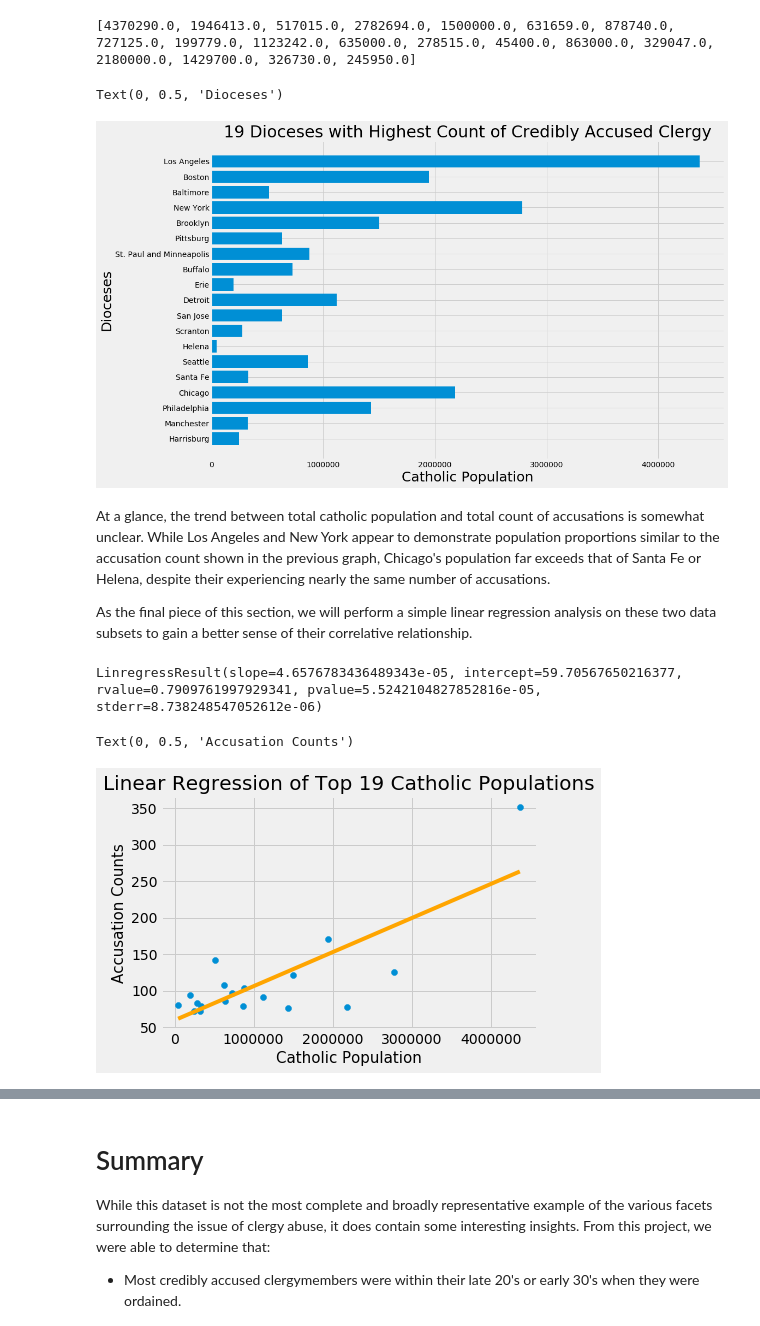
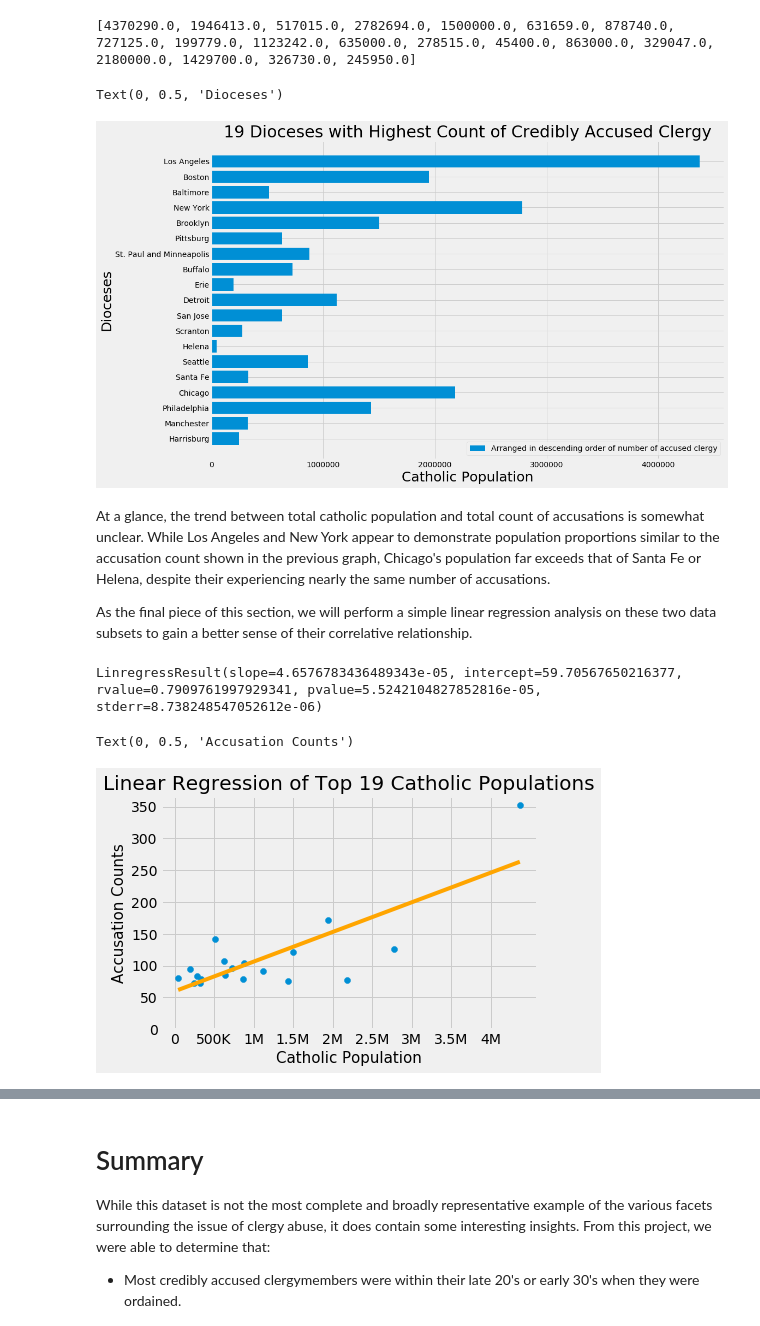
Before and after one commit to Skye80/Data-Analysis-Portfolio, a Jupyter notebook: Analysis of Credibly Accused Clergy Data.ipynb, the cells around one changed output, grey strips where cells are left out. Drawn from its saved outputs; the diff is of its cells as text; code cells hidden in the pictures.

```diff
--- a/Analysis of Credibly Accused Clergy Data.ipynb
+++ b/Analysis of Credibly Accused Clergy Data.ipynb
@@ -71,15 +133,22 @@ We will start with the first question, beginning with plotting the distribution
 # %%
-#Removing nulls
-clergybirth_cleaned = clergydata['birth_date'].dropna(axis = 0, how ='any')
-print("Remaining rows of data: " + str(len(clergybirth_cleaned)))
-print('Percentage of data points remaining: ' + str((int(len(clergybirth_cleaned))/(6742))*100))
+#Processing age data into ranges
+bins = [0, 21, 25, 30, 35, 40, 45, 50, 55, 60, np.inf]
+range_names = ['<21', '21-25', '26-30', '31-35', '36-40', '41-45', '46-50', '51-55', '56-60', '60+']
 
-#Plotting histogram
+clergydata['Age range'] = pd.cut(clergydata['Age at ordination'], bins, labels = range_names)
+
+#Removing null values for plot
+clergyranges_cleaned = clergydata['Age range'].dropna(axis = 0, how ='any')
+
+print("Remaining rows of data: " + str(len(clergyranges_cleaned)))
+print("Percentage of data points remaining: " + str((int(len(clergyranges_cleaned))/(6742))*100))
+
 plt.style.use('fivethirtyeight')
 plt.figure(figsize=(25,10))
-sns.countplot(clergybirth_cleaned.astype(int))
-plt.title("Distribution of Year of Birth", fontsize = 35)
-plt.xlabel('Year of Birth', fontsize = 30)
-plt.xticks(rotation = 90)
-plt.ylabel('Number of Accused Clergy', fontsize = 25)
+sns.countplot(clergyranges_cleaned, color = 'darkmagenta')
+plt.xticks(fontsize = 18)
+plt.legend(labels=['N = 1676'])
+plt.title('Distribution of Credibly Accused Clergy According to Age at Ordination', fontsize = 30)
+plt.xlabel('Age ranges', fontsize = 27)
+plt.ylabel('Number of Clergy', fontsize = 27)
 # %% [output]
@@ -117,7 +158,0 @@ Let's calculate one final graph for this section that analyzes the distribution
-# %%
-#Adding age at ordination column
-clergydata.insert(7, 'Age at ordination', 'null')
-clergydata['Age at ordination'] = clergydata['ord_date'] - clergydata['birth_date']
-# %%
-#Creating column with age ranges for plotting viewability
-clergydata.insert(8, 'Age range', 'null')
@@ -281,12 +287,13 @@ x=top19_dionames
 y=top19_cathpops
 plt.barh(x, y)
 plt.gca().invert_yaxis()
+plt.legend(labels=['Arranged in descending order of number of accused clergy'])
 plt.title("19 Dioceses with Highest Count of Credibly Accused Clergy", fontsize = 30)
 plt.xlabel('Catholic Population', fontsize = 25)
 plt.ylabel('Dioceses', fontsize = 25)
 # %% [output]
 Text(0, 0.5, 'Dioceses')
-[figure, old version]
+[figure, new version]
 # %% [markdown]
 At a glance, the trend between total catholic population and total count of accusations is somewhat unclear. While Los Angeles and New York appear to demonstrate population proportions similar to the accusation count shown in the previous graph, Chicago's population far exceeds that of Santa Fe or Helena, despite their experiencing nearly the same number of accusations.
 
@@ -300,18 +307,24 @@ acc_counts.remove(111)
 # %%
 #Calculating linear regression
 linreg = stats.linregress(top19_cathpops, acc_counts)
 print(linreg)
 
 #Creating linear regression plot
 fig, ax = plt.subplots()
 ax.scatter(top19_cathpops, acc_counts)
 x_fit = np.linspace(np.min(top19_cathpops),np.max(top19_cathpops))
 y_fit = x_fit * linreg[0] + linreg[1]
 ax.plot(x_fit, y_fit, color = 'orange')
+xticks = np.arange(0, 4500000, 500000)
+ax.set_xticks(xticks)
+xlabels=["0","500K","1M","1.5M","2M","2.5M","3M","3.5M","4M","4.5M"]
+ax.set_xticklabels(xlabels)
+yticks = np.arange(0, 400, 50)
+ax.set_yticks(yticks)
 plt.title("Linear Regression of Top 19 Catholic Populations", fontsize = 20)
 plt.xlabel('Catholic Population', fontsize = 15)
 plt.ylabel('Accusation Counts', fontsize = 15)
 # %% [output]
 LinregressResult(slope=4.6576783436489343e-05, intercept=59.70567650216377, rvalue=0.7909761997929341, pvalue=5.5242104827852816e-05, stderr=8.738248547052612e-06)
 Text(0, 0.5, 'Accusation Counts')
-[figure, old version]
+[figure, new version]
```
Also changed, not shown: parts of 20 cells of this notebook.
